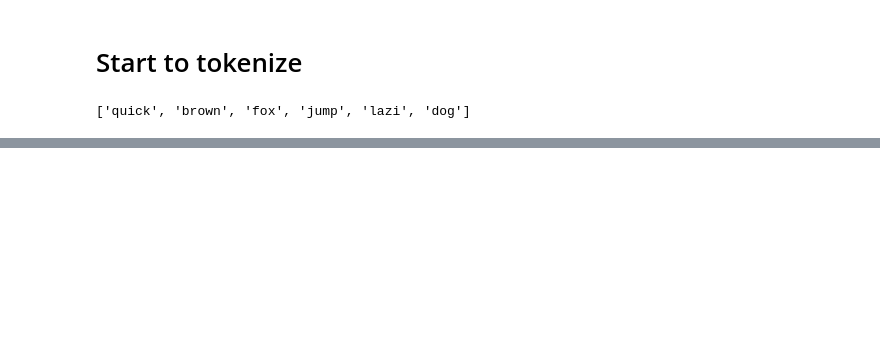
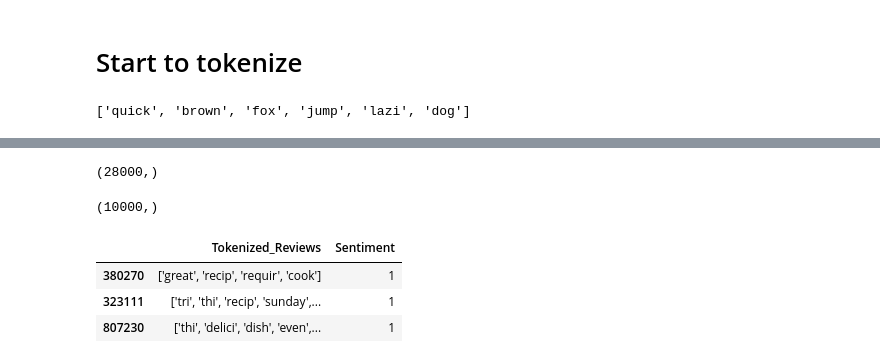
Before and after one commit to AJ-Gagliardo/recipe_recommendation, a Jupyter notebook: foodcom_sentiment_analysis.ipynb, the cells around one changed output, grey strips where cells are left out. Cells and saved outputs as stored; diff of their text form; code cells hidden in the pictures; blank space fills up the shorter version.

```diff
--- a/foodcom_sentiment_analysis.ipynb
+++ b/foodcom_sentiment_analysis.ipynb
@@ -125,0 +123,14 @@ reviews_5k.head(2)
+# %%
+# Convert the values in the 'Review' column to strings
+reviews['Review'] = reviews['Review'].astype(str)
+
+
+# Sample a subset of the data
+sample_reviews = reviews.sample(n=50000, random_state=1)
+
+
+# Apply the tokenizer function to the sampled reviews
+tokenized_reviews = sample_reviews['Review'].apply(my_tokenizer)
+
+sample_reviews['Tokenized_Reviews'] = tokenized_reviews
+sample_reviews['Tokenized_Reviews'].head(3)
@@ -136,0 +173,17 @@ X_test.shape #just checking the shape
+# %%
+X_train_sample.shape
+# %% [output]
+(28000,)
+# %%
+X_test_sample.shape
+# %% [output]
+(10000,)
+# %%
+# Combine the features and target back into a DataFrame
+sampled_reviews = pd.concat([X_remainder_sample, y_remainder_sample], axis=1)
+sampled_reviews.head(3)
+# %% [output]
+|  | Tokenized_Reviews | Sentiment |
+| 380270 | ['great', 'recip', 'requir', 'cook'] | 1 |
+| 323111 | ['tri', 'thi', 'recip', 'sunday',... | 1 |
+| 807230 | ['thi', 'delici', 'dish', 'even',... | 1 |
```
Also changed, not shown: parts of 43 cells of this notebook.
